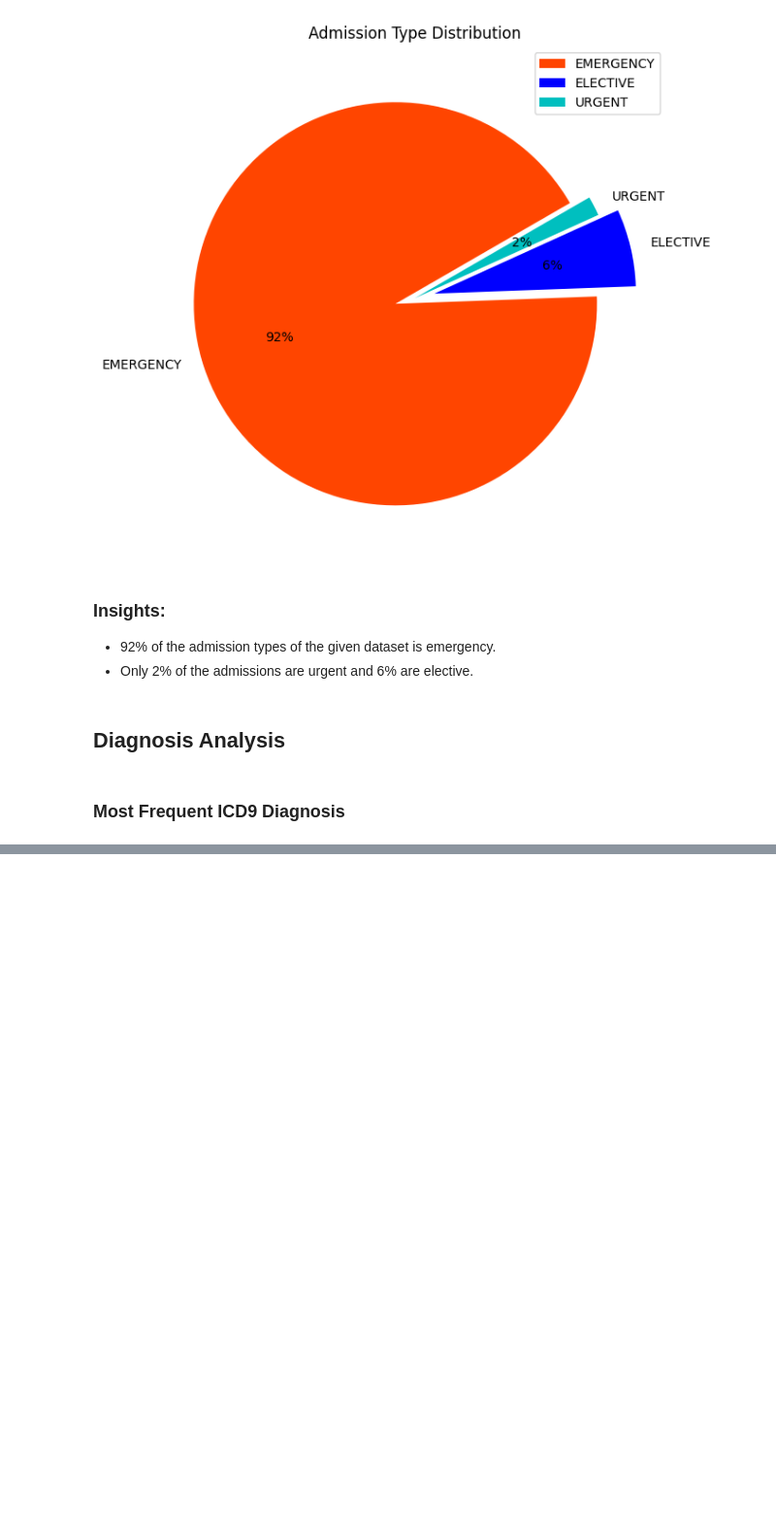
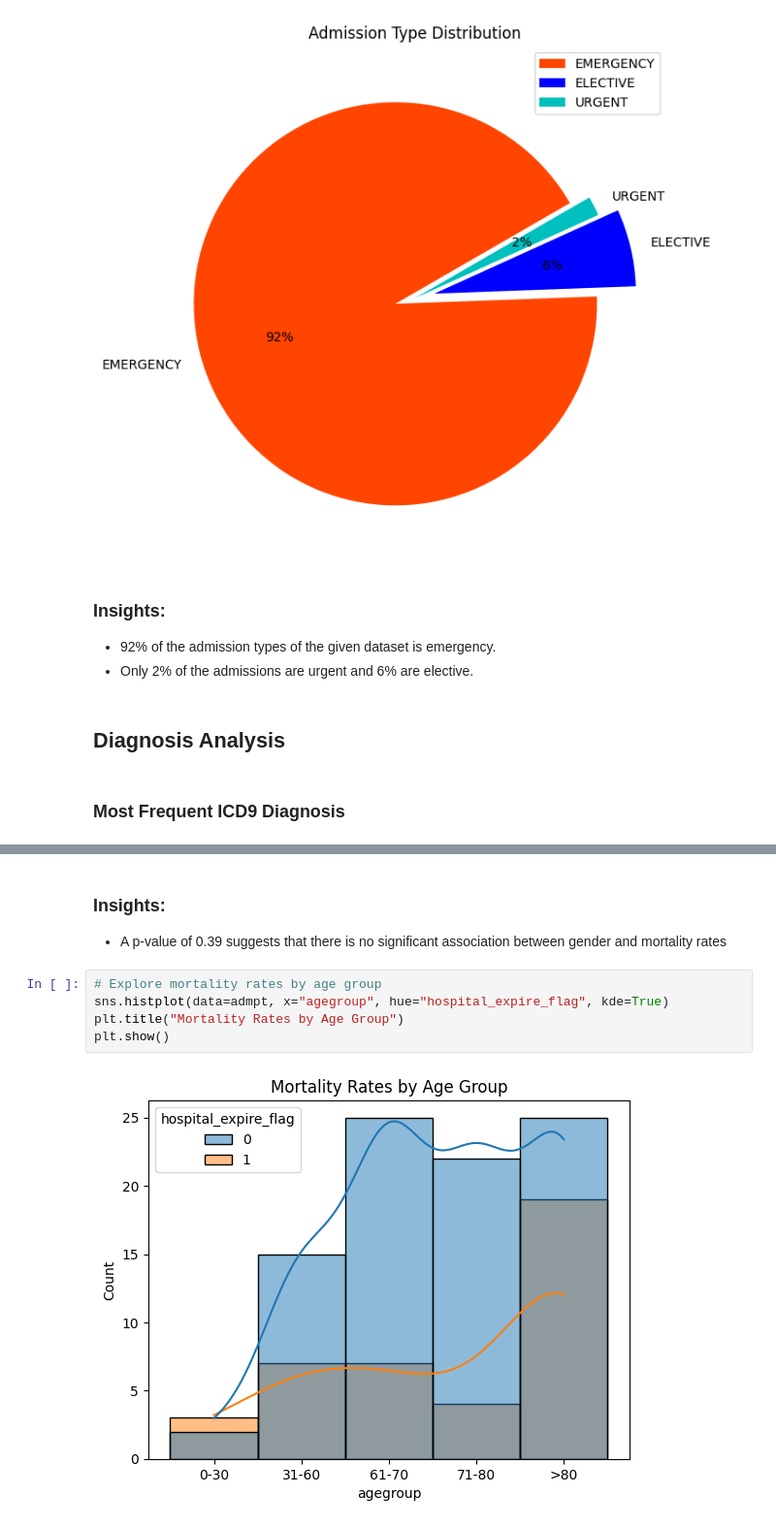
Before and after one commit to Annanchai/EHRAnalysisDataScienceBusinessCase, a Jupyter notebook: EHR Analysis.ipynb, the cells around one changed output, grey strips where cells are left out. Shown: that part at 97% size. Cells and saved outputs as stored; diff of their text form; blank space fills up the shorter version.

```diff
--- a/EHR Analysis.ipynb
+++ b/EHR Analysis.ipynb
@@ -381,0 +497,10 @@ Index(['row_id', 'subject_id', 'hadm_id', 'icd9_code'], dtype='object')
+# %% [markdown]
+### Insights:
+- A p-value of 0.39 suggests that there is no significant association between gender and mortality rates
+# %%
+# Explore mortality rates by age group
+sns.histplot(data=admpt, x="agegroup", hue="hospital_expire_flag", kde=True)
+plt.title("Mortality Rates by Age Group")
+plt.show()
+# %% [output]
+[figure, added]
```
Also changed, not shown: parts of 27 cells of this notebook, 1 other file.
